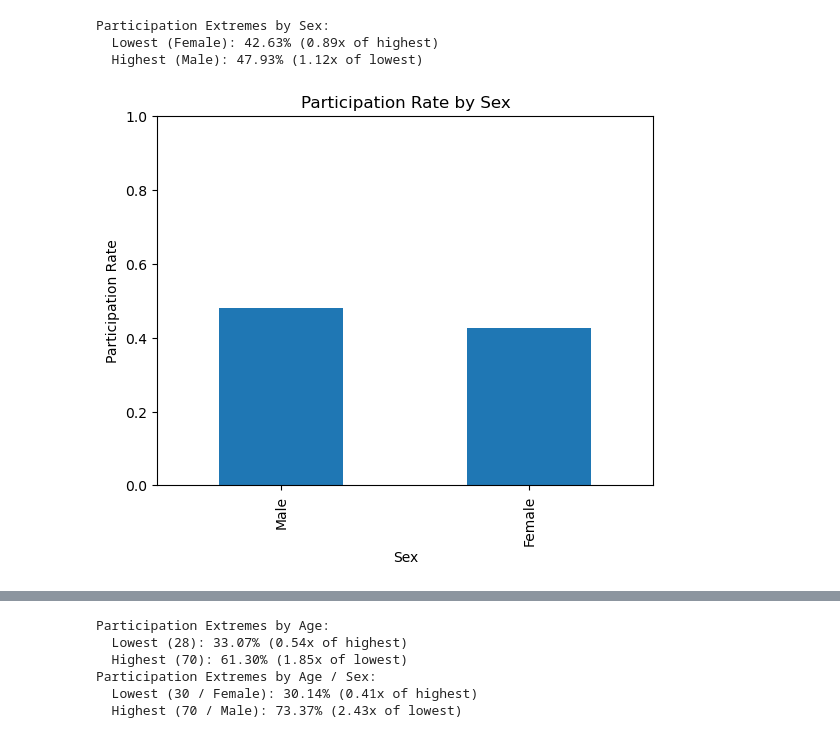
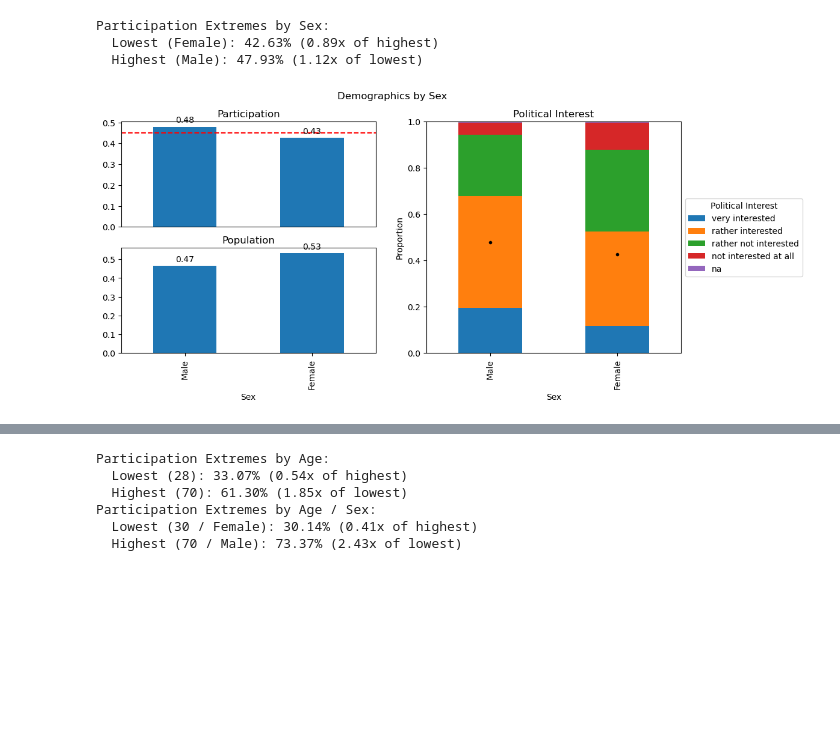
Before and after one commit to tschai-yim/swiss-elections-study, a Jupyter notebook: participation.ipynb, the cells around one changed output, grey strips where cells are left out. Saved outputs shown, nothing was run; the diff lists cells and outputs as text; code cells hidden in the pictures; blank space fills up the shorter version.

Commit message:
feat(participation): compare all attributes

```diff
--- a/participation.ipynb
+++ b/participation.ipynb
@@ -19,8 +21,9 @@ electorate_year_df = population_df[
     (population_df[IS_CITIZEN_ATTR]) &
     (population_df[AGE_ATTR] >= 18)
     ]
+raw_selects_year_df = selects_df[selects_df[YEAR_ATTR] == year].dropna(axis=1, how='all')
 selects_year_df = apply_demographic_correction(
-    apply_age_smoothing(selects_df[selects_df[YEAR_ATTR] == year]),
+    apply_age_smoothing(raw_selects_year_df),
     electorate_year_df,
 )
 
@@ -54,13 +156,22 @@ def describe_participation_extremes(series: pd.Series) -> None:
 # %%
 REAL_2019_TURNOUT = 0.451
-selects_turnout = calculate_participation(selects_year_df)
-print(f'Selects turnout: {selects_turnout:.3f}')
+print(f'Selects turnout: {mean_participation(selects_year_df):.3f}')
+print(f'Raw selects turnout: {mean_participation(raw_selects_year_df):.3f}')
 print(f'BFS turnout: {REAL_2019_TURNOUT:.3f}')
 
-corrected_selects_year_df = selects_year_df.copy()
-voted_mask = corrected_selects_year_df['vp1'] == 'yes'
-corrected_selects_year_df.loc[voted_mask, 'weightc'] *= REAL_2019_TURNOUT / selects_turnout
-corrected_selects_year_df.loc[~voted_mask, 'weightc'] *= (1 - REAL_2019_TURNOUT) / (1 - selects_turnout)
-print(f'Corrected selects turnout: {calculate_participation(corrected_selects_year_df):.3f}')
+
+def _correct_participation(selects: pd.DataFrame) -> pd.DataFrame:
+    turnout = mean_participation(selects)
+    corrected = selects.copy()
+    voted_mask = corrected['vp1'] == 'yes'
+    corrected.loc[voted_mask, 'weightc'] *= REAL_2019_TURNOUT / turnout
+    corrected.loc[~voted_mask, 'weightc'] *= (1 - REAL_2019_TURNOUT) / (1 - turnout)
+    return corrected
+
+
+corrected_selects_year_df = _correct_participation(selects_year_df)
+corrected_raw_selects_year_df = _correct_participation(raw_selects_year_df)
+print(f'Corrected selects turnout: {mean_participation(corrected_selects_year_df):.3f}')
+print(f'Corrected raw selects turnout: {mean_participation(corrected_raw_selects_year_df):.3f}')
 # %% [output]
 Selects turnout: 0.710
@@ -87,10 +322,9 @@ Participation Extremes by pi1:
 # %%
-sex_participation = corrected_selects_year_df.groupby(SEX_ATTR, observed=False) \
-    .apply(calculate_participation, include_groups=False)
-sex_participation.plot(kind='bar', ylim=(0, 1), title='Participation Rate by Sex', ylabel='Participation Rate')
-describe_participation_extremes(sex_participation)
+sex_grouping = corrected_selects_year_df.groupby(SEX_ATTR, observed=False)
+plot_attribute(SEX_ATTR, sex_grouping)
+describe_participation_extremes(sex_grouping.apply(mean_participation, include_groups=False))
 # %% [output]
 Participation Extremes by Sex:
   Lowest (Female): 42.63% (0.89x of highest)
   Highest (Male): 47.93% (1.12x of lowest)
-[figure, old version]
+[figure, new version]
```
Also changed, not shown: parts of 20 cells of this notebook.
